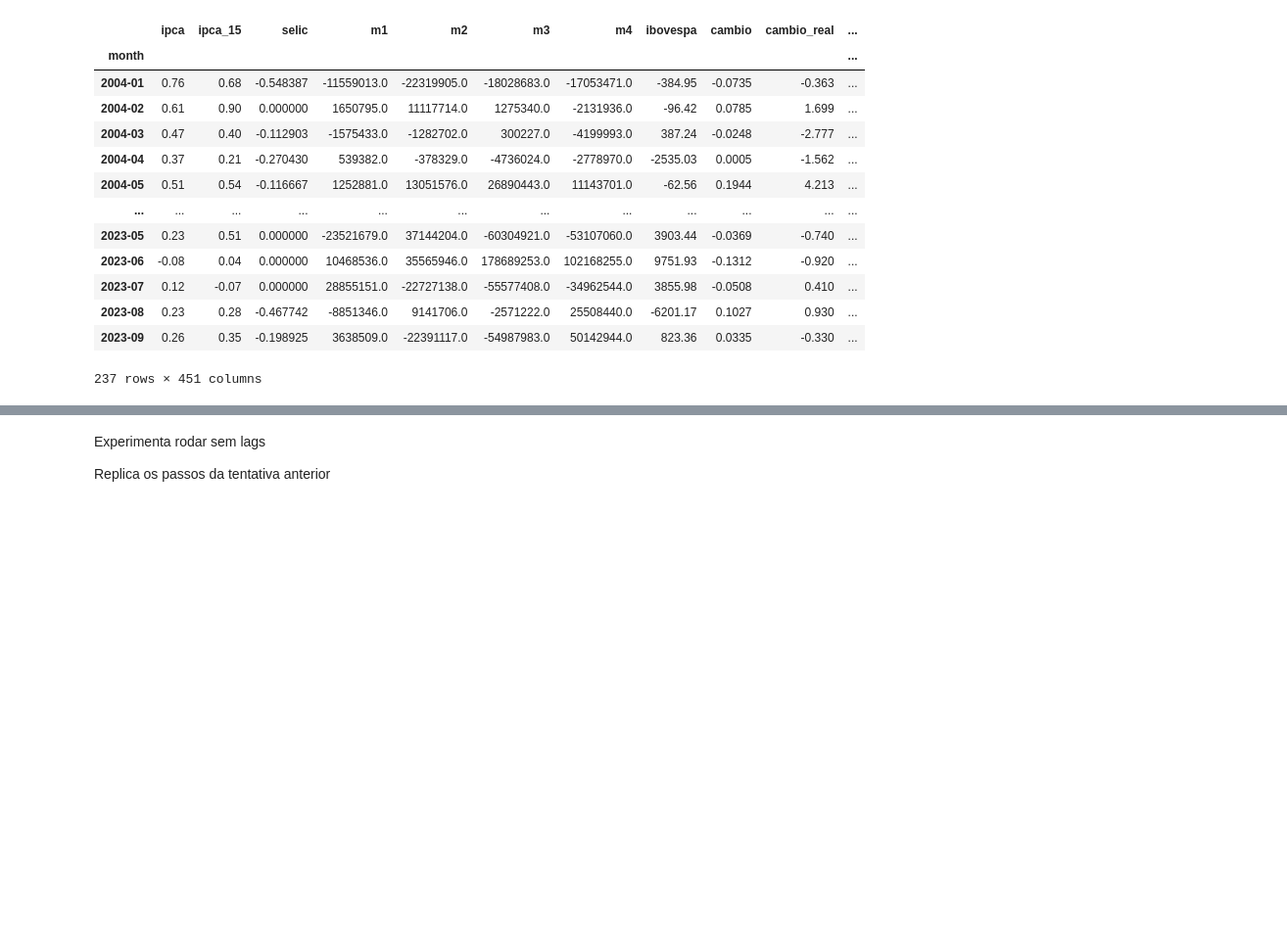
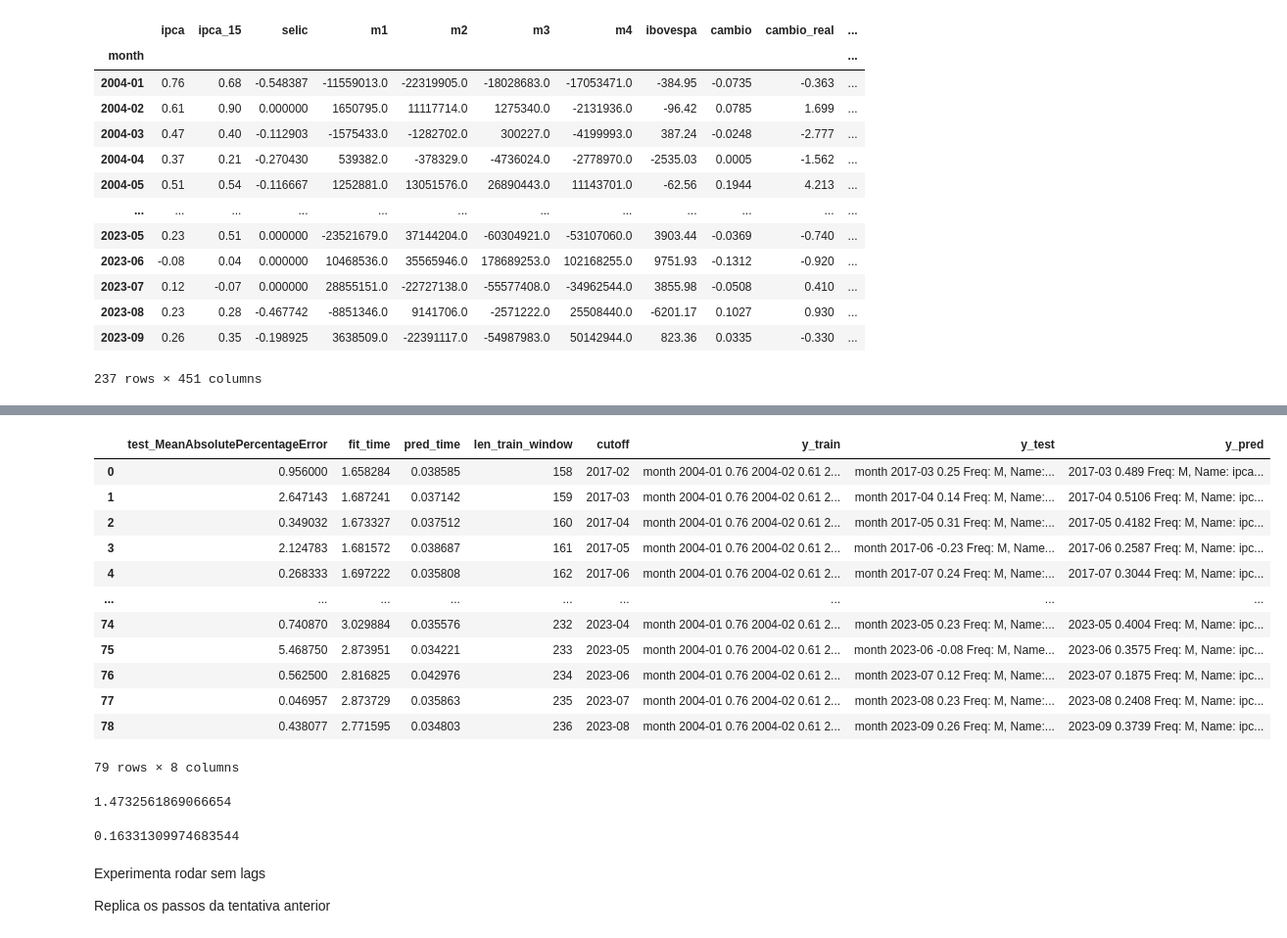
Before and after one commit to GuilhermeFrainer/tcc, a Jupyter notebook: tree_info.ipynb, the cells around one changed output, grey strips where cells are left out. Shown at 98% size. Saved outputs shown, nothing was run; the diff lists cells and outputs as text; code cells hidden in the pictures; blank space fills up the shorter version.

```diff
--- a/tree_info.ipynb
+++ b/tree_info.ipynb
@@ -86,0 +87,26 @@ mape(y_true=y_test, y_pred=y_pred)
+# %%
+eval_df
+# %% [output]
+|  | test_MeanAbsolutePercentageError | fit_time | pred_time | len_train_window | cutoff | y_train | y_test | y_pred |
+| 0 | 0.956000 | 1.658284 | 0.038585 | 158 | 2017-02 | month 2004-01 0.76 2004-02 0.61 2... | month 2017-03 0.25 Freq: M, Name:... | 2017-03 0.489 Freq: M, Name: ipca... |
+| 1 | 2.647143 | 1.687241 | 0.037142 | 159 | 2017-03 | month 2004-01 0.76 2004-02 0.61 2... | month 2017-04 0.14 Freq: M, Name:... | 2017-04 0.5106 Freq: M, Name: ipc... |
+| 2 | 0.349032 | 1.673327 | 0.037512 | 160 | 2017-04 | month 2004-01 0.76 2004-02 0.61 2... | month 2017-05 0.31 Freq: M, Name:... | 2017-05 0.4182 Freq: M, Name: ipc... |
+| 3 | 2.124783 | 1.681572 | 0.038687 | 161 | 2017-05 | month 2004-01 0.76 2004-02 0.61 2... | month 2017-06 -0.23 Freq: M, Name... | 2017-06 0.2587 Freq: M, Name: ipc... |
+| 4 | 0.268333 | 1.697222 | 0.035808 | 162 | 2017-06 | month 2004-01 0.76 2004-02 0.61 2... | month 2017-07 0.24 Freq: M, Name:... | 2017-07 0.3044 Freq: M, Name: ipc... |
+| ... | ... | ... | ... | ... | ... | ... | ... | ... |
+| 74 | 0.740870 | 3.029884 | 0.035576 | 232 | 2023-04 | month 2004-01 0.76 2004-02 0.61 2... | month 2023-05 0.23 Freq: M, Name:... | 2023-05 0.4004 Freq: M, Name: ipc... |
+| 75 | 5.468750 | 2.873951 | 0.034221 | 233 | 2023-05 | month 2004-01 0.76 2004-02 0.61 2... | month 2023-06 -0.08 Freq: M, Name... | 2023-06 0.3575 Freq: M, Name: ipc... |
+| 76 | 0.562500 | 2.816825 | 0.042976 | 234 | 2023-06 | month 2004-01 0.76 2004-02 0.61 2... | month 2023-07 0.12 Freq: M, Name:... | 2023-07 0.1875 Freq: M, Name: ipc... |
+| 77 | 0.046957 | 2.873729 | 0.035863 | 235 | 2023-07 | month 2004-01 0.76 2004-02 0.61 2... | month 2023-08 0.23 Freq: M, Name:... | 2023-08 0.2408 Freq: M, Name: ipc... |
+| 78 | 0.438077 | 2.771595 | 0.034803 | 236 | 2023-08 | month 2004-01 0.76 2004-02 0.61 2... | month 2023-09 0.26 Freq: M, Name:... | 2023-09 0.3739 Freq: M, Name: ipc... |
+79 rows × 8 columns
+# %%
+eval_df['test_MeanAbsolutePercentageError'].mean()
+# %% [output]
+1.4732561869066654
+# %%
+from sktime.performance_metrics.forecasting import MeanSquaredError
+mse = MeanSquaredError()
+mse(y_true=y_test, y_pred=y_pred)
+# %% [output]
+0.16331309974683544
```
Also changed, not shown: parts of 11 cells of this notebook, 1 other file.
